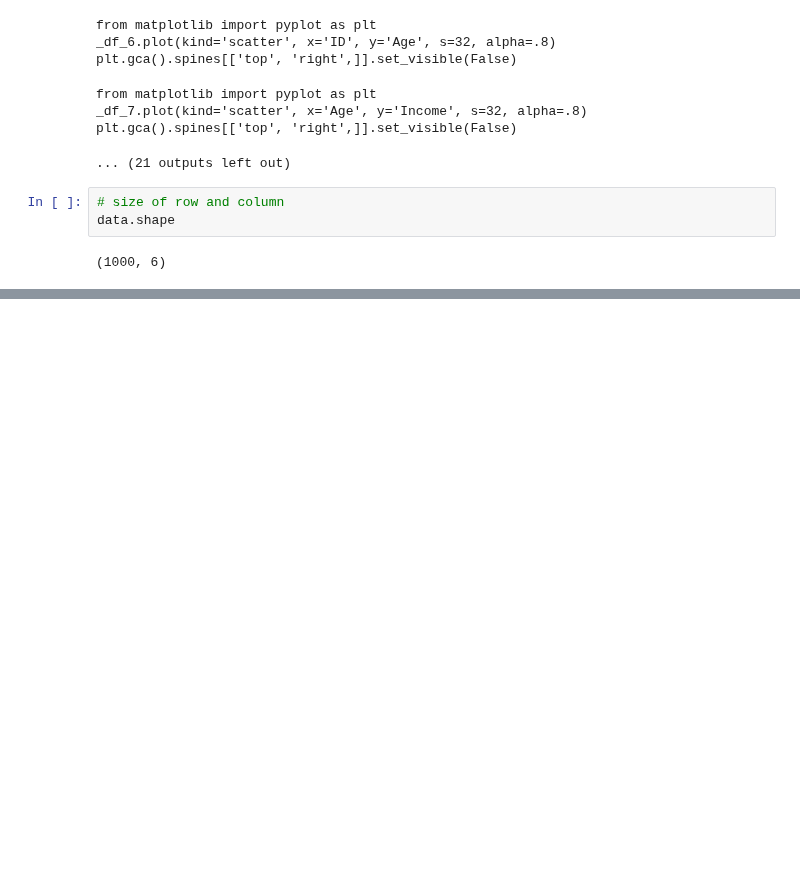
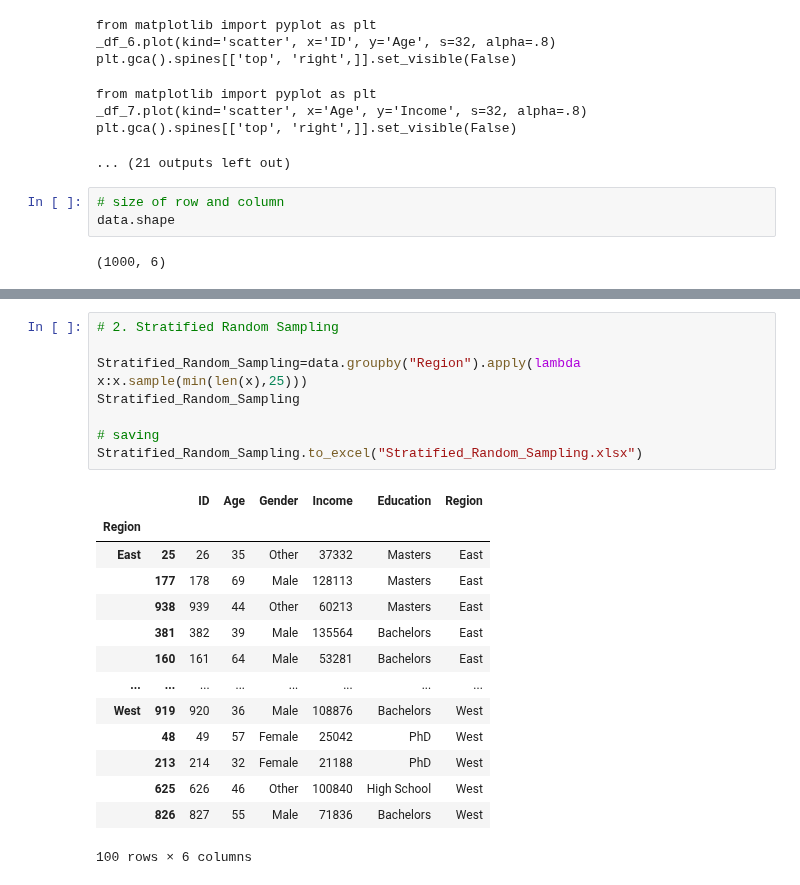
Before and after one commit to Rishabh9559/Data_science, a Jupyter notebook: Phase 1 Statistical Foundations for Data Science/Descriptive_Statistices.ipynb, the cells around one changed output, grey strips where cells are left out. Drawn from its saved outputs; the diff is of its cells as text; blank space fills up the shorter version.

```diff
--- a/Phase 1 Statistical Foundations for Data Science/Descriptive_Statistices.ipynb
+++ b/Phase 1 Statistical Foundations for Data Science/Descriptive_Statistices.ipynb
@@ -105 +105,24 @@ simple_Random_Data
 100 rows × 6 columns
+# %%
+# 2. Stratified Random Sampling
+
+Stratified_Random_Sampling=data.groupby("Region").apply(lambda x:x.sample(min(len(x),25)))
+Stratified_Random_Sampling
+
+# saving
+Stratified_Random_Sampling.to_excel("Stratified_Random_Sampling.xlsx")
+# %% [output]
+|  |  | ID | Age | Gender | Income | Education | Region |
+| Region |  |  |  |  |  |  |  |
+| East | 25 | 26 | 35 | Other | 37332 | Masters | East |
+|  | 177 | 178 | 69 | Male | 128113 | Masters | East |
+|  | 938 | 939 | 44 | Other | 60213 | Masters | East |
+|  | 381 | 382 | 39 | Male | 135564 | Bachelors | East |
+|  | 160 | 161 | 64 | Male | 53281 | Bachelors | East |
+| ... | ... | ... | ... | ... | ... | ... | ... |
+| West | 919 | 920 | 36 | Male | 108876 | Bachelors | West |
+|  | 48 | 49 | 57 | Female | 25042 | PhD | West |
+|  | 213 | 214 | 32 | Female | 21188 | PhD | West |
+|  | 625 | 626 | 46 | Other | 100840 | High School | West |
+|  | 826 | 827 | 55 | Male | 71836 | Bachelors | West |
+100 rows × 6 columns
```
Also changed, not shown: parts of 6 cells of this notebook.
